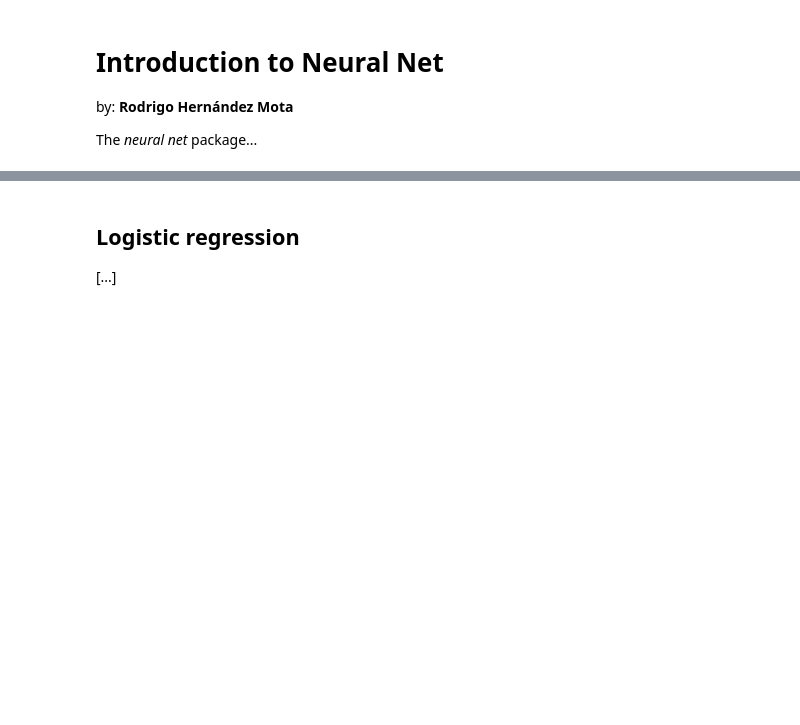
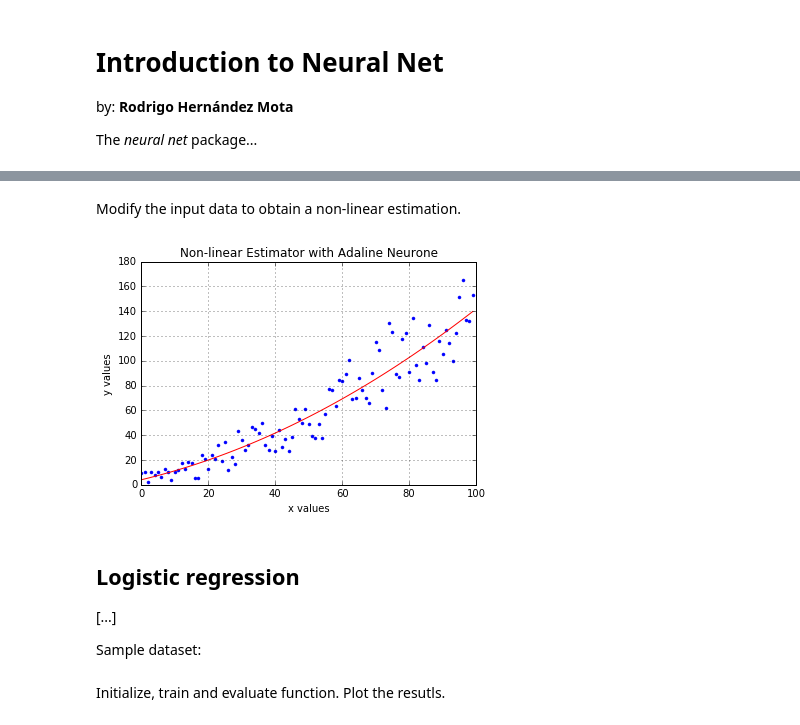
Before and after one commit to RHDZMOTA/metallic_blue_lizard, a Jupyter notebook: Introduction_neural_net.ipynb, the cells around one changed output, grey strips where cells are left out. Saved outputs shown, nothing was run; the diff lists cells and outputs as text; code cells hidden in the pictures; blank space fills up the shorter version.

```diff
--- a/Introduction_neural_net.ipynb
+++ b/Introduction_neural_net.ipynb
@@ -33,4 +46,26 @@ plt.plot(neural_net.x_data, neural_net.y_data,'b.',
+# %% [markdown]
+Modify the input data to obtain a non-linear estimation.
+# %%
+x_d2 = x_d.copy()
+x_d2['x2'] = x_d2['x1'].apply(lambda x: x**2)
+
+neuron_2 = adaline(x_data = x_d2, y_data = y_d)
+neuron_2.train()
+neuron_2.evaluate()
+
+plt.figure()
+plt.plot(neuron.x_data, neuron_2.y_data,'b.',
+         neuron.x_data, neuron_2.y_estimate, 'r-')
+plt.title('Non-linear Estimator with Adaline Neurone')
+plt.xlabel('x values')
+plt.ylabel('y values')
+plt.grid()
+plt.show()
+# %% [output]
+[figure, added]
 # %% [markdown]
 ## Logistic regression
 
 [...]
+
+Sample dataset:
@@ -36,0 +79,2 @@ plt.plot(neural_net.x_data, neural_net.y_data,'b.',
+# %% [markdown]
+Initialize, train and evaluate function. Plot the resutls.
```
Also changed, not shown: parts of 10 cells of this notebook, 1 other file.
